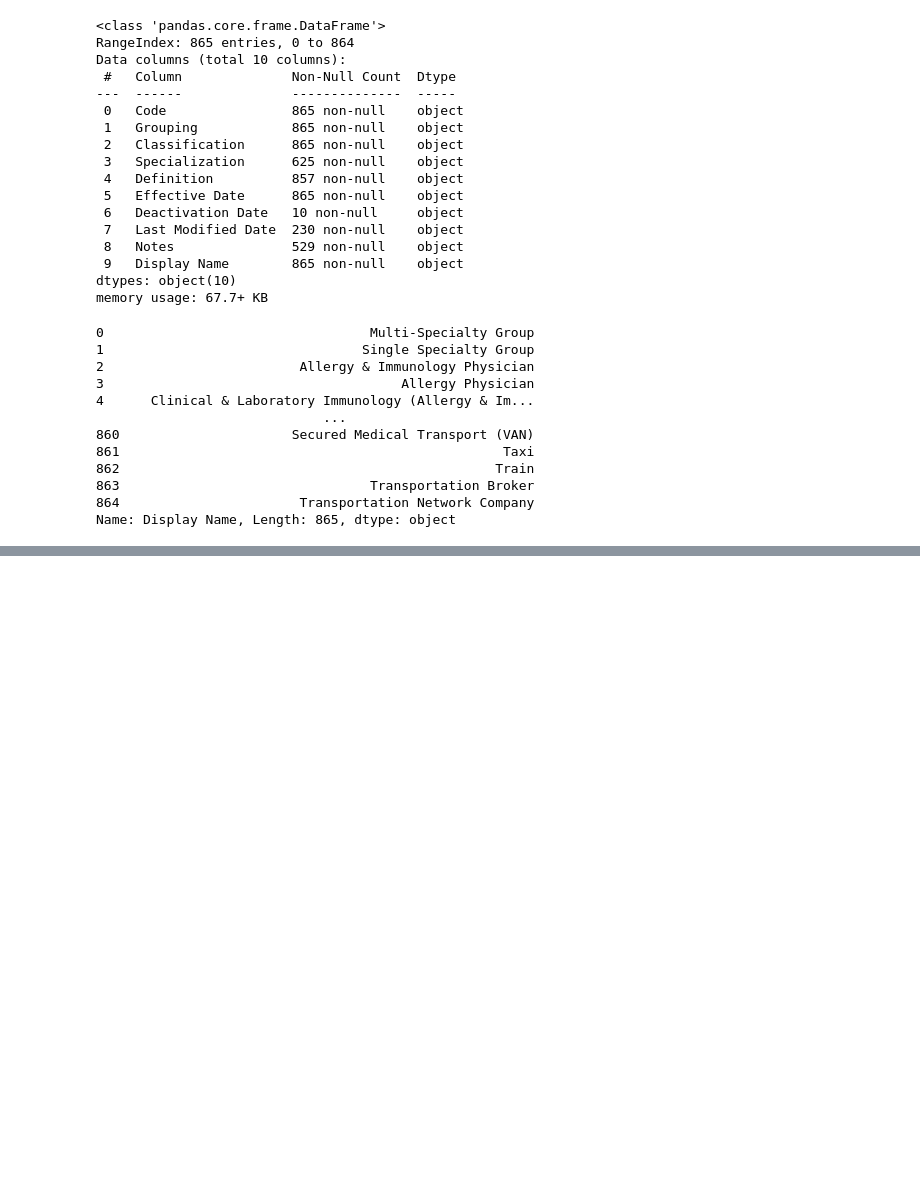
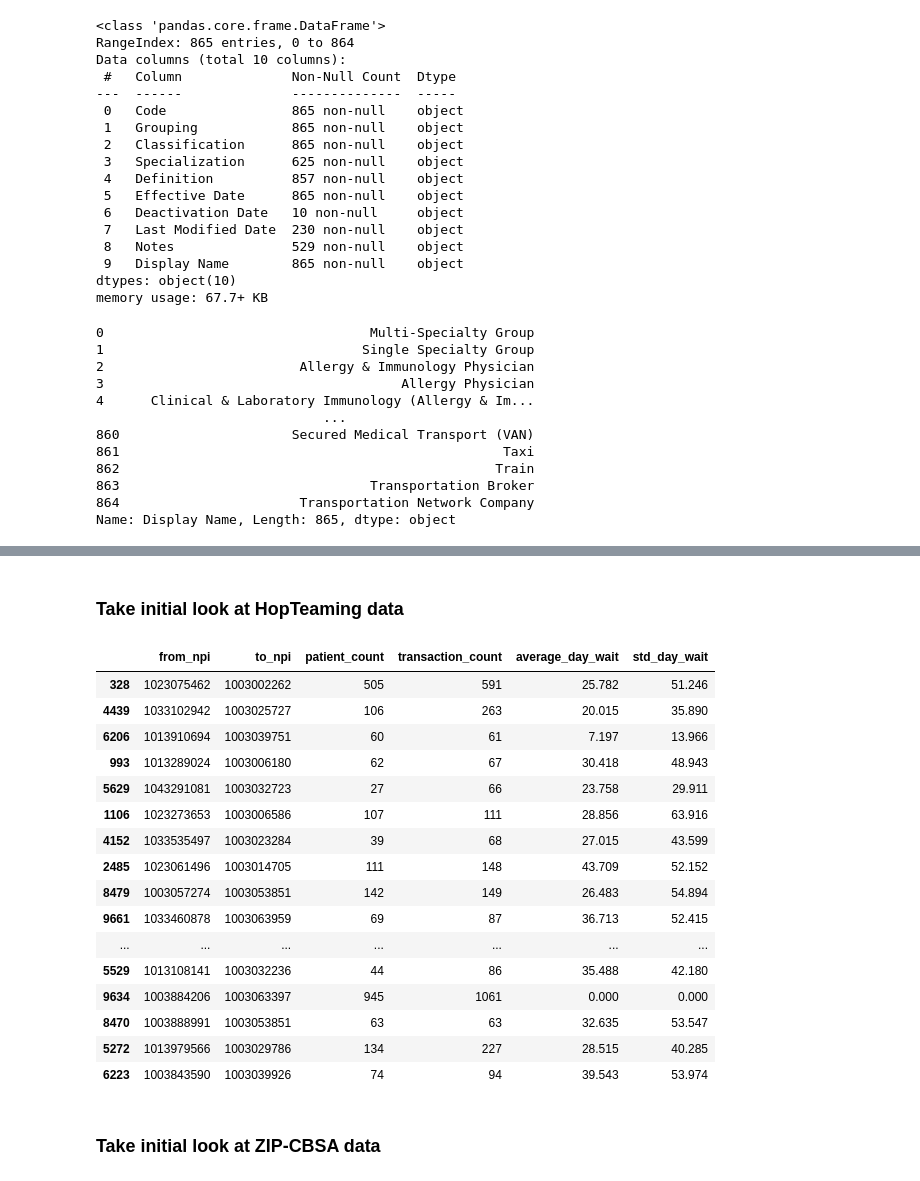
Before and after one commit to nss-data-science-cohort-4/hcbb_hop_team-aac_dog_moms, a Jupyter notebook: notebooks/ce_load_sql_nppes_db.ipynb, the cells around one changed output, grey strips where cells are left out. Saved outputs shown, nothing was run; the diff lists cells and outputs as text; code cells hidden in the pictures; blank space fills up the shorter version.

Commit message:
Deleted and rebuilt SQLite database. Filtered NPPES and HopTeam files by chunking. Added for loop for taxonomy parsing and finalized nppes table.

```diff
--- a/notebooks/ce_load_sql_nppes_db.ipynb
+++ b/notebooks/ce_load_sql_nppes_db.ipynb
@@ -19,0 +48,2 @@ pd.options.display.max_columns = None
+# %%
+db = sqlite3.connect('../data/nppes_lite.sqlite')
@@ -306,2 +385,0 @@ taxonomy.sample(25)
-# %%
-db = sqlite3.connect('../data/NPPES.sqlite')
@@ -309,0 +386,2 @@ db.close()
+# %% [markdown]
+### Take initial look at HopTeaming data
@@ -310,4 +390,41 @@ db.close()
 # %%
-#for chunk in tqdm(pd.read_csv('data/Metro_Nashville_Police_Department_Calls_for_Service.csv', chunksize = 10000)):
-#    chunk.columns = [x.lower().replace(' ', '_') for x in chunk.columns]      # Clean up the column names
-#    chunk.to_sql('calls', db, if_exists = 'append', index = False)
+df = pd.DataFrame([])
+
+for chunk in tqdm(pd.read_csv('data/DocGraph_Hop_Teaming_2017.csv', chunksize = 1000, nrows=10000)):
+    chunk = chunk[chunk['transaction_count']>=50]
+    chunk = chunk[chunk['average_day_wait']<50]
+    chunk.columns = [x.lower().replace(' ', '_') for x in chunk.columns]      # Clean up the column names
+    chunk.to_sql('hop_team', db, if_exists = 'append', index = False)
+# %%
+chunks = pd.read_csv('../data/DocGraph_Hop_Teaming_2017_Non_Commercial/DocGraph_Hop_Teaming_2017.csv', chunksize = 10000, nrows=10000)
+
+#create empty object
+df = pd.DataFrame([])
+
+for chunk in chunks:
+    chunk = chunk[chunk['transaction_count']>=50]
+    chunk = chunk[chunk['average_day_wait']<50]
+    chunk.columns = [x.lower().replace(' ', '_') for x in chunk.columns]
+    df=df.append(chunk)
+# %%
+df.sample(50)
+# %% [output]
+|  | from_npi | to_npi | patient_count | transaction_count | average_day_wait | std_day_wait |
+| 328 | 1023075462 | 1003002262 | 505 | 591 | 25.782 | 51.246 |
+| 4439 | 1033102942 | 1003025727 | 106 | 263 | 20.015 | 35.890 |
+| 6206 | 1013910694 | 1003039751 | 60 | 61 | 7.197 | 13.966 |
+| 993 | 1013289024 | 1003006180 | 62 | 67 | 30.418 | 48.943 |
+| 5629 | 1043291081 | 1003032723 | 27 | 66 | 23.758 | 29.911 |
+| 1106 | 1023273653 | 1003006586 | 107 | 111 | 28.856 | 63.916 |
+| 4152 | 1033535497 | 1003023284 | 39 | 68 | 27.015 | 43.599 |
+| 2485 | 1023061496 | 1003014705 | 111 | 148 | 43.709 | 52.152 |
+| 8479 | 1003057274 | 1003053851 | 142 | 149 | 26.483 | 54.894 |
+| 9661 | 1033460878 | 1003063959 | 69 | 87 | 36.713 | 52.415 |
+| ... | ... | ... | ... | ... | ... | ... |
+| 5529 | 1013108141 | 1003032236 | 44 | 86 | 35.488 | 42.180 |
+| 9634 | 1003884206 | 1003063397 | 945 | 1061 | 0.000 | 0.000 |
+| 8470 | 1003888991 | 1003053851 | 63 | 63 | 32.635 | 53.547 |
+| 5272 | 1013979566 | 1003029786 | 134 | 227 | 28.515 | 40.285 |
+| 6223 | 1003843590 | 1003039926 | 74 | 94 | 39.543 | 53.974 |
+# %% [markdown]
+### Take initial look at ZIP-CBSA data
```
Also changed, not shown: parts of 28 cells of this notebook.
